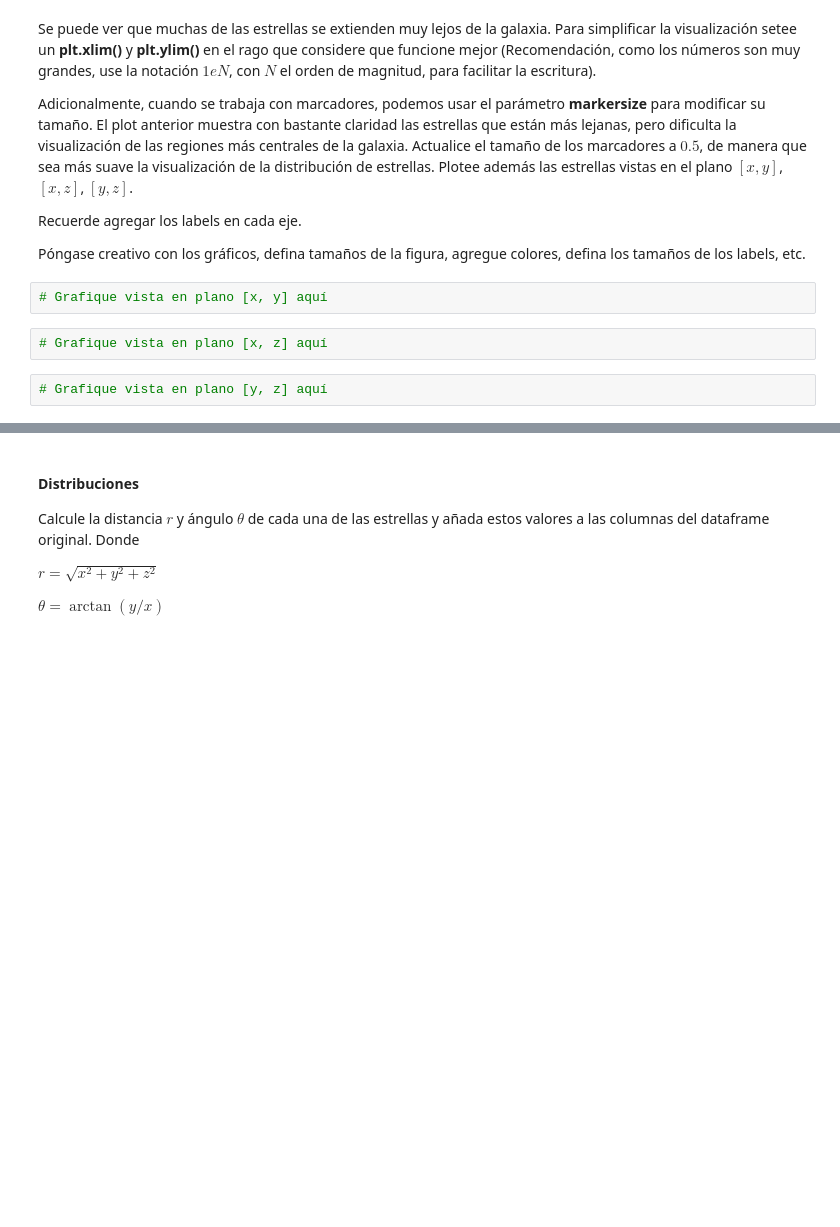
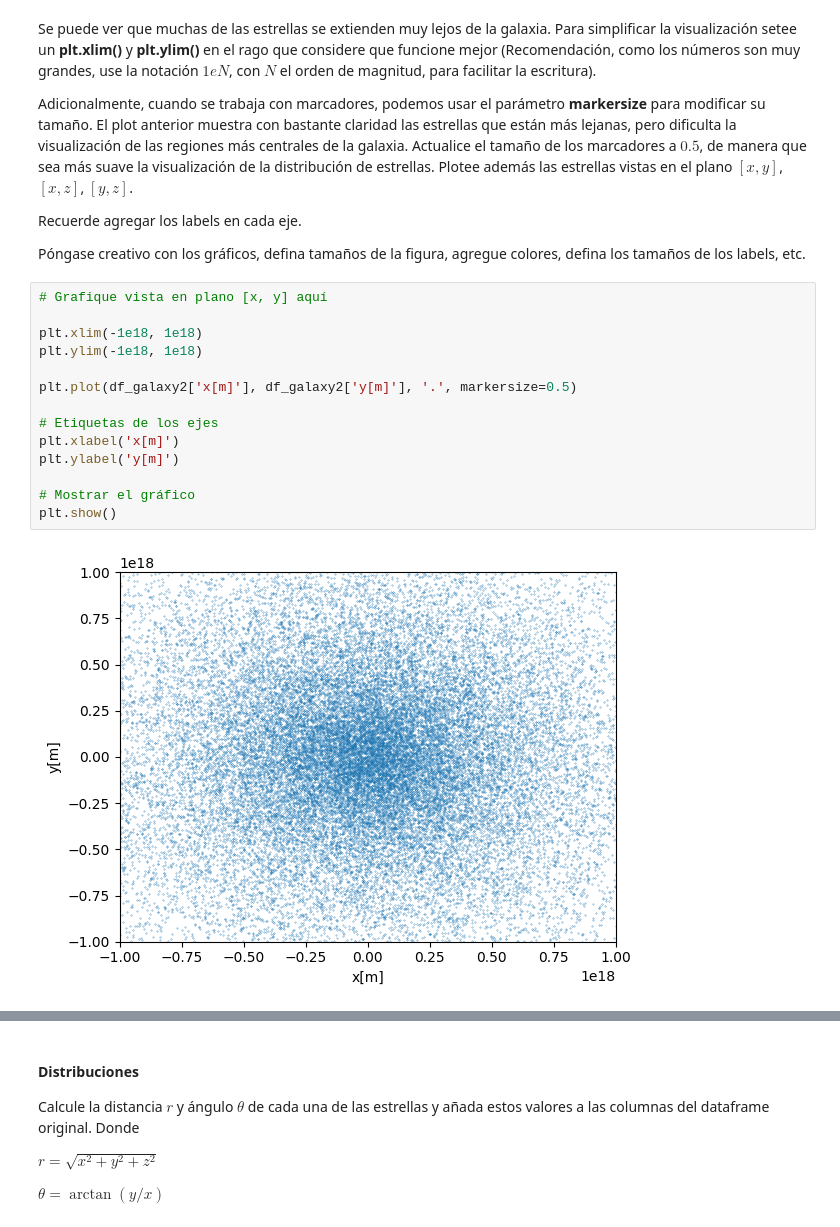
Before and after one commit to carlos-riquelme-c/Tarea-1, a Jupyter notebook: Tarea_1.ipynb, the cells around one changed output, grey strips where cells are left out. Saved outputs shown, nothing was run; the diff lists cells and outputs as text; blank space fills up the shorter version.

```diff
--- a/Tarea_1.ipynb
+++ b/Tarea_1.ipynb
@@ -313,9 +388,19 @@ Adicionalmente, cuando se trabaja con marcadores, podemos usar el parámetro **m
 Recuerde agregar los labels en cada eje.
 
 Póngase creativo con los gráficos, defina tamaños de la figura, agregue colores, defina los tamaños de los labels, etc.
-# %%
-# Grafique vista en plano [x, y] aquí
-# %%
-# Grafique vista en plano [x, z] aquí
-# %%
-# Grafique vista en plano [y, z] aquí
+# %%
+# Grafique vista en plano [x, y] aquí
+
+plt.xlim(-1e18, 1e18)
+plt.ylim(-1e18, 1e18)
+
+plt.plot(df_galaxy2['x[m]'], df_galaxy2['y[m]'], '.', markersize=0.5)
+
+# Etiquetas de los ejes
+plt.xlabel('x[m]')
+plt.ylabel('y[m]')
+
+# Mostrar el gráfico
+plt.show()
+# %% [output]
+[figure, added]
```
Also changed, not shown: parts of 24 cells of this notebook.
